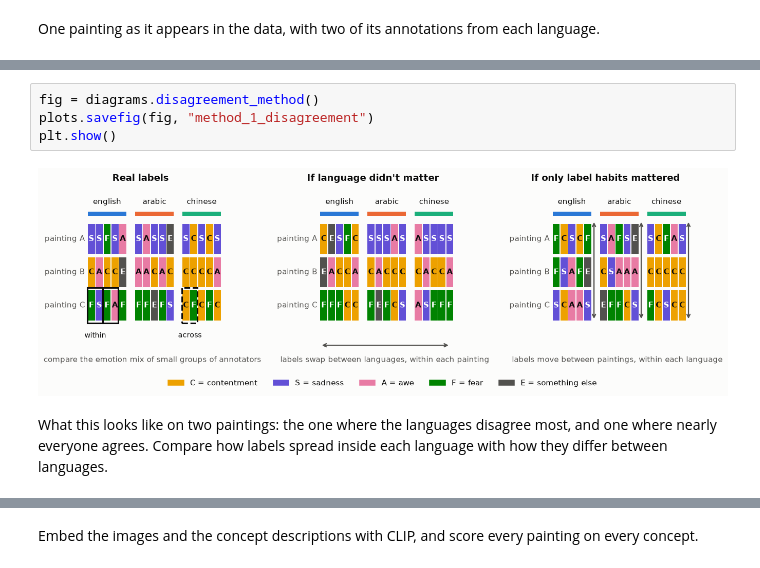
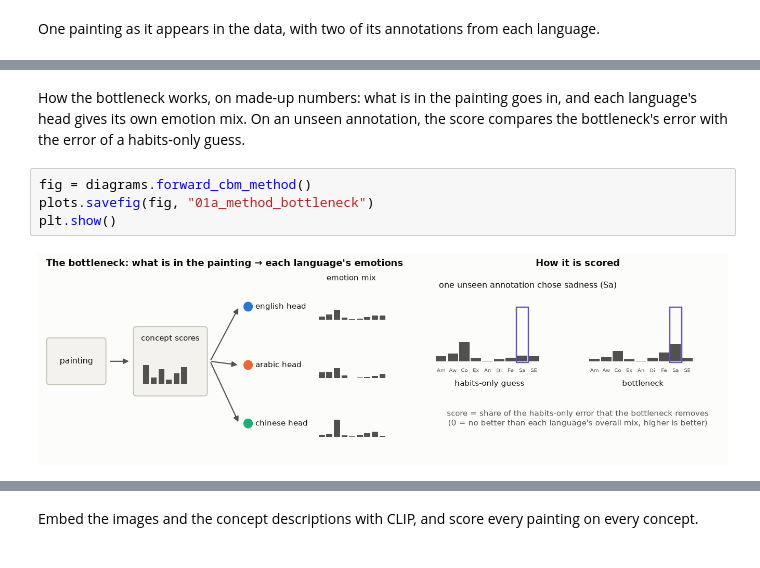
Before and after one commit to machinic-hetarchy/HCML-CBM, a Jupyter notebook: notebooks/01_tuesday_poc.ipynb, the cells around one changed output, grey strips where cells are left out. Drawn from its saved outputs; the diff is of its cells as text.

```diff
--- a/notebooks/01_tuesday_poc.ipynb
+++ b/notebooks/01_tuesday_poc.ipynb
@@ -177,10 +173,10 @@ Middle and right: what each shuffle does to the same labels.
+# %% [markdown]
+How the bottleneck works, on made-up numbers: what is in the painting goes in, and each
+language's head gives its own emotion mix. On an unseen annotation, the score compares the
+bottleneck's error with the error of a habits-only guess.
 # %%
-fig = diagrams.disagreement_method()
-plots.savefig(fig, "method_1_disagreement")
+fig = diagrams.forward_cbm_method()
+plots.savefig(fig, "01a_method_bottleneck")
 plt.show()
 # %% [output]
-[figure, old version]
+[figure, new version]
-# %% [markdown]
-What this looks like on two paintings: the one where the languages disagree most, and
-one where nearly everyone agrees. Compare how labels spread inside each language with
-how they differ between languages.
```
Also changed, not shown: parts of 111 cells of this notebook, 23 other files.
